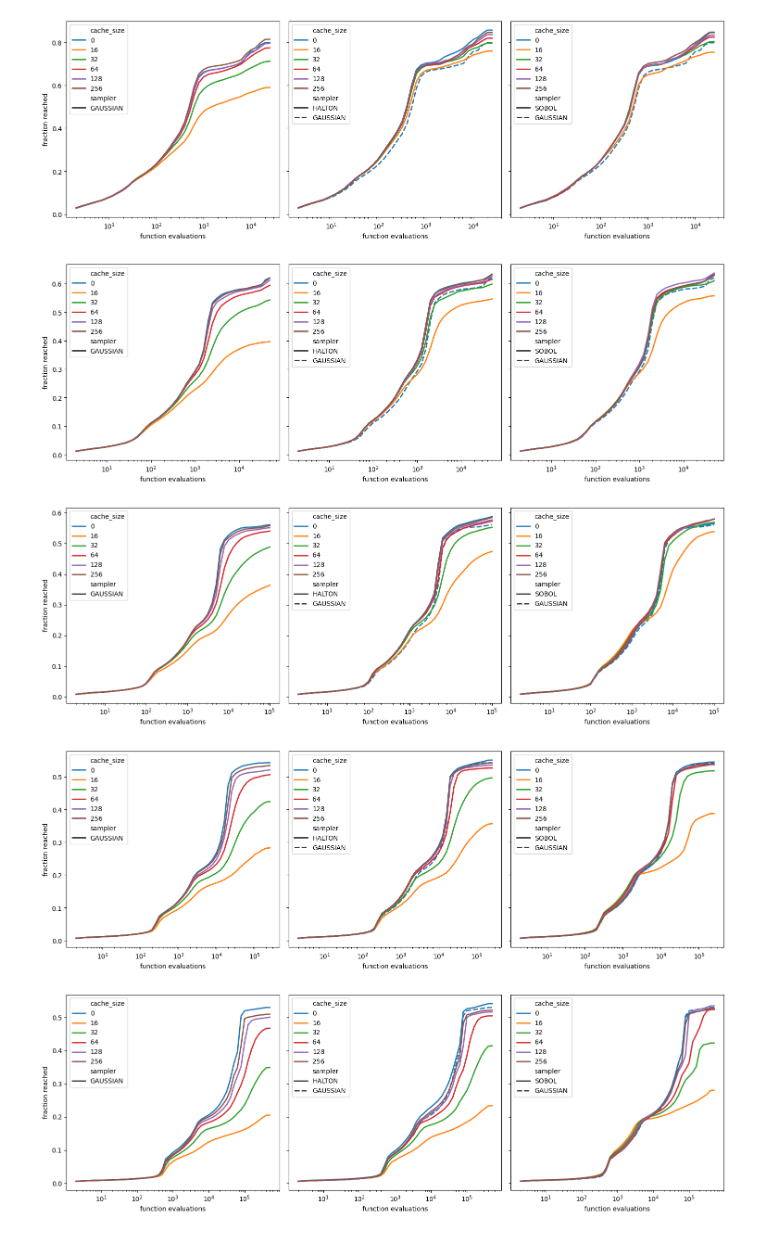
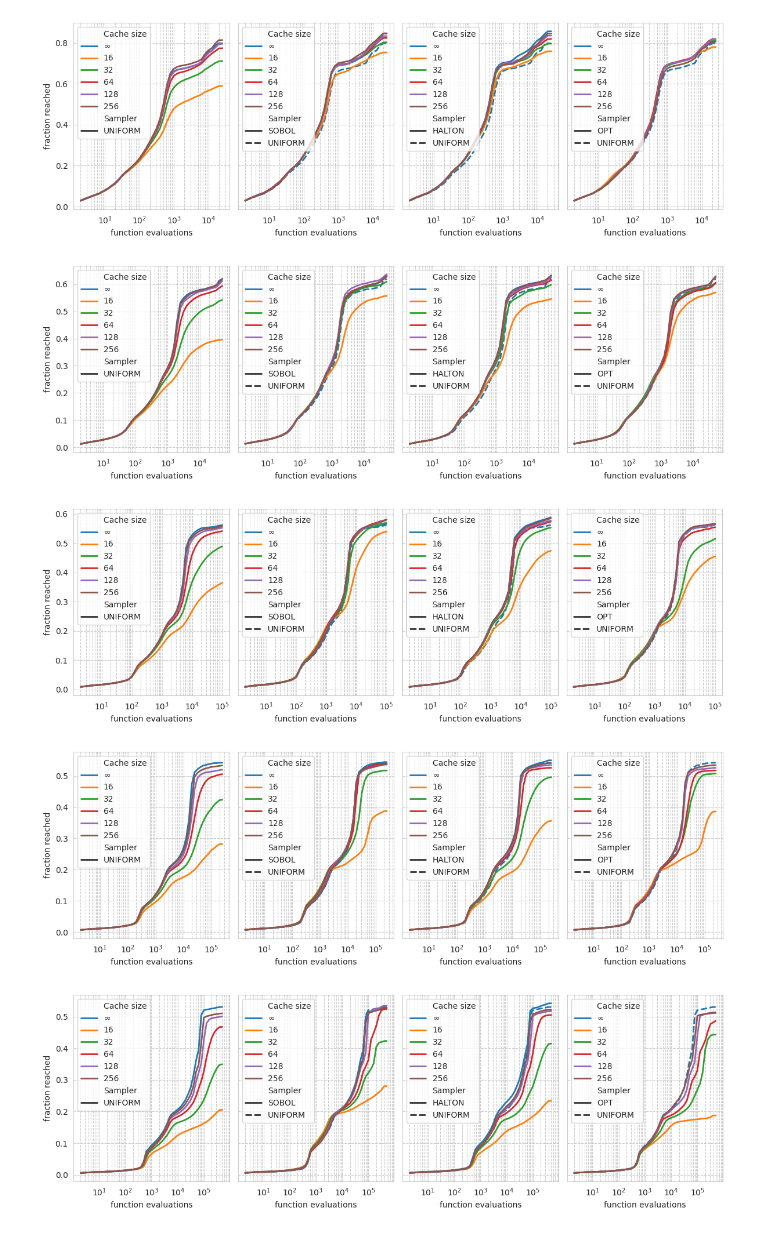
Before and after one commit to IOHprofiler/ModularCMAES, a Jupyter notebook: scripts/discrepancy/discrepancy.ipynb, the cells around one changed output. Cells and saved outputs as stored; diff of their text form; code cells hidden in the pictures.

```diff
--- a/scripts/discrepancy/discrepancy.ipynb
+++ b/scripts/discrepancy/discrepancy.ipynb
@@ -63,0 +83,10 @@ plt.savefig("../data/figures/discrepancy.pdf")
+# %%
+view = pd.read_sql(
+    r'''
+    SELECT run_id, fid, dim, sampler, cache_size, budget, eaf,
+        CAST(SUBSTRING(SUBSTRING(version, INSTR(version, 'lambda')), 7, 2) AS INT) AS lamb
+    FROM eaf
+    WHERE orthogonal = false AND mirrored = false AND version LIKE '%lambda%'
+    ''', sqlite3.connect(f"{data_folder}/eaf/eaf.db", timeout=10)
+)
+view
@@ -64,14 +156,10 @@ plt.savefig("../data/figures/discrepancy.pdf")
 # %%
-import sqlite3
-
-con = sqlite3.connect(f"../data/eaf/eaf.db", timeout=20)
-
 view = pd.read_sql(
-    '''
+    r'''
     SELECT run_id, fid, dim, sampler, cache_size, budget, eaf
     FROM eaf
-    WHERE orthogonal = false AND mirrored = false
-    ''', con)
+    WHERE orthogonal = false AND mirrored = false and version NOT LIKE '%lambda%'
+    ''', sqlite3.connect(f"{data_folder}/eaf/eaf.db", timeout=10))
 
 view
 # %% [output]
@@ -94,41 +182,53 @@ def get_auc(pdata, dim):
     max_budget = 10_000 * dim
     mdata[max_budget] = mdata.values[-1]
     mdata = mdata[mdata.index <= max_budget]
     return np.trapz(mdata.values, mdata.index) / max_budget
 
 auc = []
 for dim in (2, 5, 10, 20, 40):
-    f, axes = plt.subplots(1, 3, figsize=(15, 5), sharey=True)
+    f, axes = plt.subplots(1, 4, figsize=(12, 4), sharey=True)
     default_cma = view.query(f"sampler == 'GAUSSIAN' and dim == {dim} and cache_size == 0")
-    for sampler, ax in zip(("GAUSSIAN", "HALTON", "SOBOL", ), axes.ravel()):
+    for sampler, ax in zip(("GAUSSIAN", "SOBOL", "HALTON", "OPT"), axes.ravel()):
         pdata  = view.query(f"sampler == '{sampler}' and dim == {dim}").sort_values(["cache_size"])
         for cache_size, auc_data  in pdata.groupby("cache_size"):
-            auc.append((dim, f"{sampler}-{cache_size}", get_auc(auc_data, dim)))
+            auc.append((dim, f"{sampler.replace('GAUSSIAN', 'UNIFORM')}-{cache_size}", get_auc(auc_data, dim)))
 
         pdata = pd.concat([pdata, default_cma])
+        pdata.sampler = pdata.sampler.str.replace('GAUSSIAN', 'UNIFORM')
         sns.lineplot(
             pdata,
             x="budget",
             y="eaf",
             hue="cache_size",
             style="sampler",
             errorbar=None,
             palette='tab10',
             lw=2,
             ax=ax
         )
+        l = ax.get_legend()
+        t = l.get_texts()
+        t[0].set_text("Cache size")
+        t[1].set_text(r"$\infty$")
+        if sampler != "GAUSSIAN":
+            t[-3].set_text("Sampler")
+        else:
+            t[-2].set_text("Sampler")
+
+
         ax.set_xscale("log")
         # ax.set_title(sampler)
         ax.set_xlabel("function evaluations")
         ax.set_ylabel("fraction reached")
+        ax.grid(True, which="both", ls="--")
     # f.suptitle(f"Dimensionality {dim}")
     plt.tight_layout()
-    plt.savefig(f"../data/figures/eaf_d{dim}.pdf")
+    plt.savefig(f"{data_folder}/figures/eaf_d{dim}.pdf")
 # %% [output]
-[figure, old version]
+[figure, new version]
-[figure, old version]
+[figure, new version]
-[figure, old version]
+[figure, new version]
-[figure, old version]
+[figure, new version]
-[figure, old version]
+[figure, new version]
 # %%
 auc_data = pd.DataFrame(auc, columns=['dim', 'sampler', 'auc']).pivot(index="sampler", columns="dim", values="auc")
```
Also changed, not shown: parts of 13 cells of this notebook, 13 other files.
